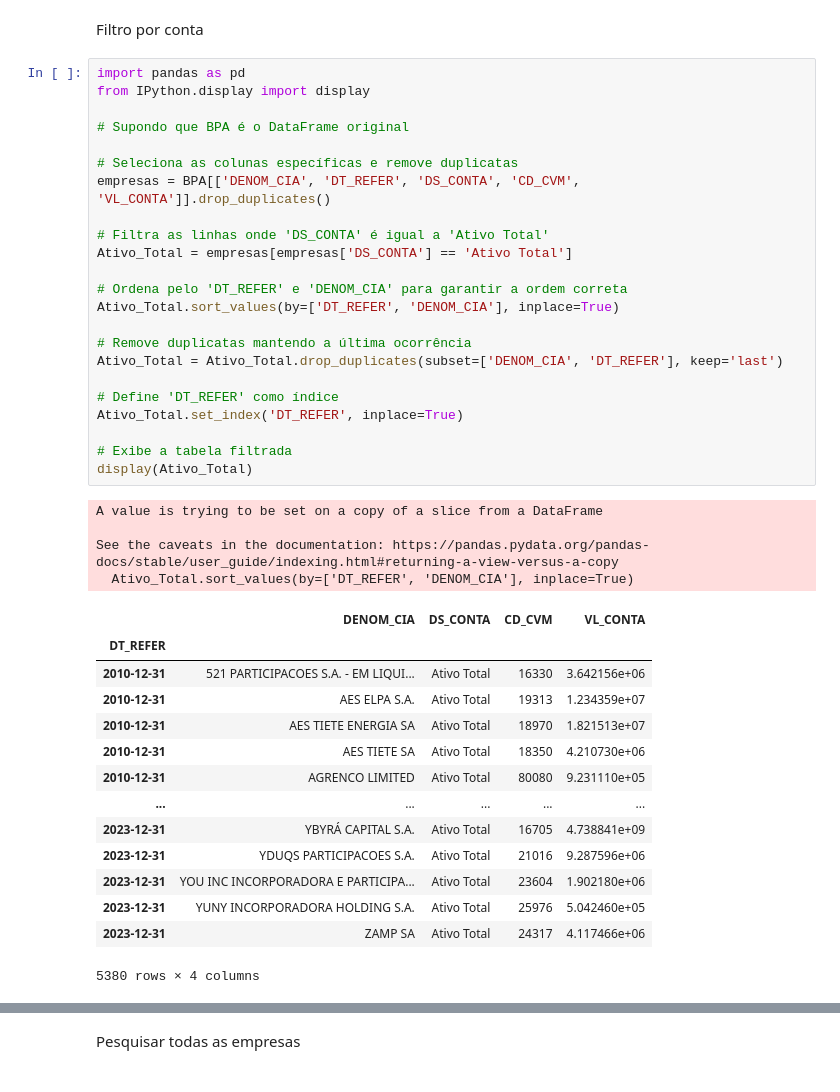
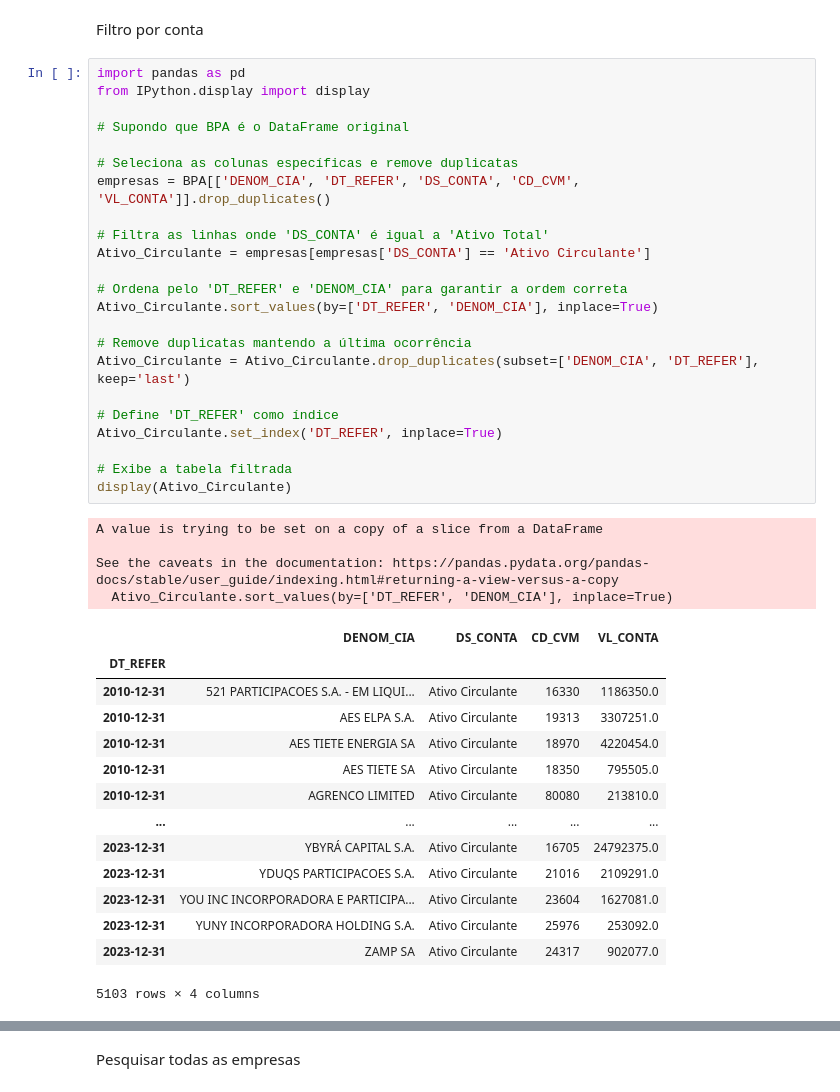
Before and after one commit to jeffersonramelo/coleta-de-dados, a Jupyter notebook: Dados_contábeis_CVM.ipynb, the cells around one changed output, grey strips where cells are left out. Cells and saved outputs as stored; diff of their text form.

```diff
--- a/Dados_contábeis_CVM.ipynb
+++ b/Dados_contábeis_CVM.ipynb
@@ -112,42 +131,42 @@ Filtro por conta
 # %%
 import pandas as pd
 from IPython.display import display
 
 # Supondo que BPA é o DataFrame original
 
 # Seleciona as colunas específicas e remove duplicatas
 empresas = BPA[['DENOM_CIA', 'DT_REFER', 'DS_CONTA', 'CD_CVM', 'VL_CONTA']].drop_duplicates()
 
 # Filtra as linhas onde 'DS_CONTA' é igual a 'Ativo Total'
-Ativo_Total = empresas[empresas['DS_CONTA'] == 'Ativo Total']
+Ativo_Circulante = empresas[empresas['DS_CONTA'] == 'Ativo Circulante']
 
 # Ordena pelo 'DT_REFER' e 'DENOM_CIA' para garantir a ordem correta
-Ativo_Total.sort_values(by=['DT_REFER', 'DENOM_CIA'], inplace=True)
+Ativo_Circulante.sort_values(by=['DT_REFER', 'DENOM_CIA'], inplace=True)
 
 # Remove duplicatas mantendo a última ocorrência
-Ativo_Total = Ativo_Total.drop_duplicates(subset=['DENOM_CIA', 'DT_REFER'], keep='last')
+Ativo_Circulante = Ativo_Circulante.drop_duplicates(subset=['DENOM_CIA', 'DT_REFER'], keep='last')
 
 # Define 'DT_REFER' como índice
-Ativo_Total.set_index('DT_REFER', inplace=True)
+Ativo_Circulante.set_index('DT_REFER', inplace=True)
 
 # Exibe a tabela filtrada
-display(Ativo_Total)
+display(Ativo_Circulante)
 # %% [output]
 A value is trying to be set on a copy of a slice from a DataFrame
 
 See the caveats in the documentation: https://pandas.pydata.org/pandas-docs/stable/user_guide/indexing.html#returning-a-view-versus-a-copy
-  Ativo_Total.sort_values(by=['DT_REFER', 'DENOM_CIA'], inplace=True)
+  Ativo_Circulante.sort_values(by=['DT_REFER', 'DENOM_CIA'], inplace=True)
 |  | DENOM_CIA | DS_CONTA | CD_CVM | VL_CONTA |
 | DT_REFER |  |  |  |  |
-| 2010-12-31 | 521 PARTICIPACOES S.A. - EM LIQUI... | Ativo Total | 16330 | 3.642156e+06 |
-| 2010-12-31 | AES ELPA S.A. | Ativo Total | 19313 | 1.234359e+07 |
-| 2010-12-31 | AES TIETE ENERGIA SA | Ativo Total | 18970 | 1.821513e+07 |
-| 2010-12-31 | AES TIETE SA | Ativo Total | 18350 | 4.210730e+06 |
-| 2010-12-31 | AGRENCO LIMITED | Ativo Total | 80080 | 9.231110e+05 |
+| 2010-12-31 | 521 PARTICIPACOES S.A. - EM LIQUI... | Ativo Circulante | 16330 | 1186350.0 |
+| 2010-12-31 | AES ELPA S.A. | Ativo Circulante | 19313 | 3307251.0 |
+| 2010-12-31 | AES TIETE ENERGIA SA | Ativo Circulante | 18970 | 4220454.0 |
+| 2010-12-31 | AES TIETE SA | Ativo Circulante | 18350 | 795505.0 |
+| 2010-12-31 | AGRENCO LIMITED | Ativo Circulante | 80080 | 213810.0 |
 | ... | ... | ... | ... | ... |
-| 2023-12-31 | YBYRÁ CAPITAL S.A. | Ativo Total | 16705 | 4.738841e+09 |
-| 2023-12-31 | YDUQS PARTICIPACOES S.A. | Ativo Total | 21016 | 9.287596e+06 |
-| 2023-12-31 | YOU INC INCORPORADORA E PARTICIPA... | Ativo Total | 23604 | 1.902180e+06 |
-| 2023-12-31 | YUNY INCORPORADORA HOLDING S.A. | Ativo Total | 25976 | 5.042460e+05 |
-| 2023-12-31 | ZAMP SA | Ativo Total | 24317 | 4.117466e+06 |
+| 2023-12-31 | YBYRÁ CAPITAL S.A. | Ativo Circulante | 16705 | 24792375.0 |
+| 2023-12-31 | YDUQS PARTICIPACOES S.A. | Ativo Circulante | 21016 | 2109291.0 |
+| 2023-12-31 | YOU INC INCORPORADORA E PARTICIPA... | Ativo Circulante | 23604 | 1627081.0 |
+| 2023-12-31 | YUNY INCORPORADORA HOLDING S.A. | Ativo Circulante | 25976 | 253092.0 |
+| 2023-12-31 | ZAMP SA | Ativo Circulante | 24317 | 902077.0 |
-5380 rows × 4 columns
+5103 rows × 4 columns
```
Also changed, not shown: parts of 5 cells of this notebook.
